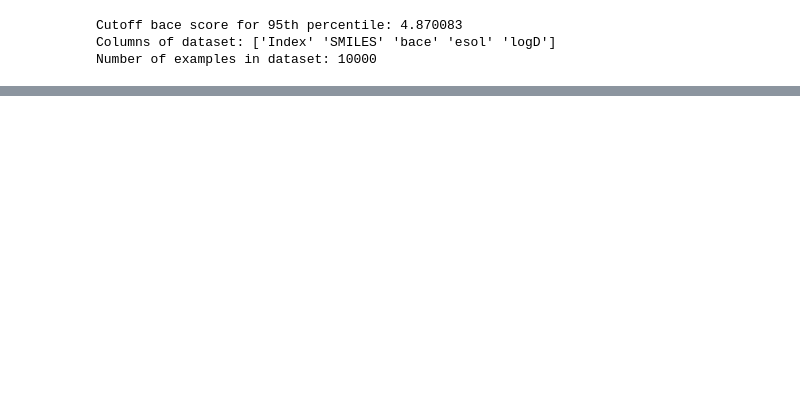
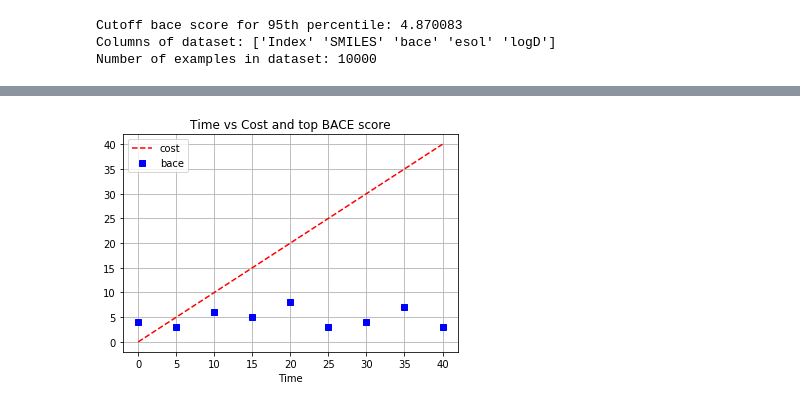
Before and after one commit to choderalab/autonomous-molecular-design, a Jupyter notebook: SimpleADDScenario.ipynb, the cells around one changed output, grey strips where cells are left out. Drawn from its saved outputs; the diff is of its cells as text; code cells hidden in the pictures; blank space fills up the shorter version.

Commit message:
Added rudimentary code to graph bace scores and costs over time.

```diff
--- a/SimpleADDScenario.ipynb
+++ b/SimpleADDScenario.ipynb
@@ -370,8 +371,12 @@ Step 8: add some loops over N and M to generate plots of Hx vs N,M
 N = [96]
 #M = [96, 384, 1536] #batch size -> 96 wells, multiples
 M = [96]
+
+models = []
+
 for n in N:
     for m in M:
-        E = Experimenter(n, m, ensemble_size=1)
-        E.initial_training()
-        E.run()
+        e = Experimenter(n, m, ensemble_size=1)
+        models.append(e)
+        e.initial_training()
+        top_mols = e.run()
@@ -377,0 +412,21 @@ for n in N:
+# %%
+import matplotlib.pyplot as plt
+
+for model in models:
+    costs = []
+    times = []
+    top_bace_scores = []
+    for hx in model.history:
+        costs.append(hx["cost"])
+        times.append(hx["time"])
+        top_bace_scores.append(hx["samples_seen"]["bace"].max())
+
+        plt.plot(times,costs,'r--',label="cost")
+        plt.plot(times,top_bace_scores,'bs',label="bace")
+        plt.xlabel('Time')
+        plt.title(r'Time vs Cost and top BACE score')
+        plt.grid(True)
+        plt.legend()
+        plt.show()
+# %% [output]
+[figure, added]
```
Also changed, not shown: parts of 2 cells of this notebook, 1 other file.
